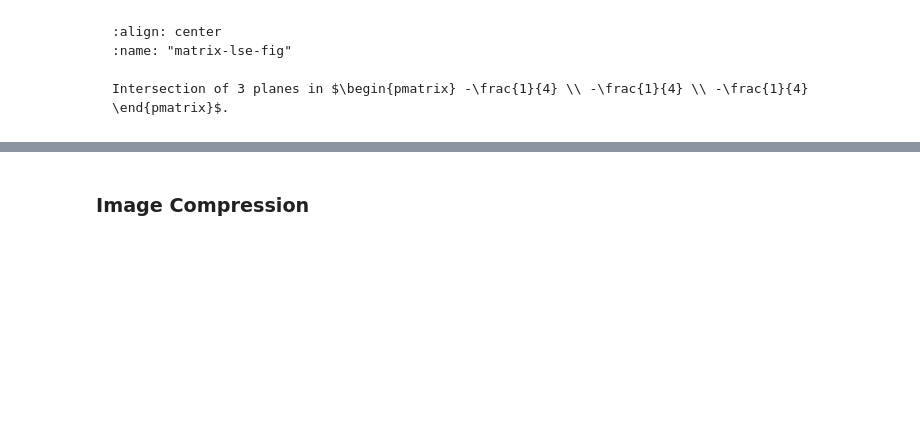
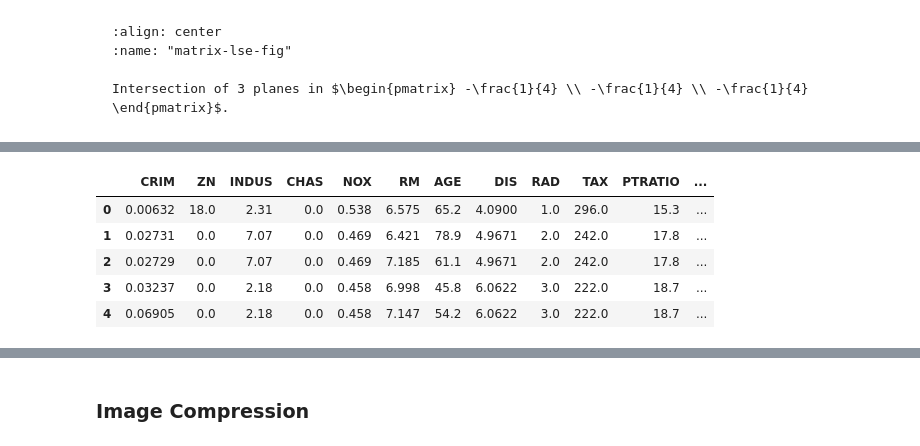
Before and after one commit to yliess86/DataDrivenScienceBook, a Jupyter notebook: data_driven_science_book/linear_algebra.ipynb, the cells around one changed output, grey strips where cells are left out. Drawn from its saved outputs; the diff is of its cells as text; code cells hidden in the pictures; blank space fills up the shorter version.

```diff
--- a/data_driven_science_book/linear_algebra.ipynb
+++ b/data_driven_science_book/linear_algebra.ipynb
@@ -2032,0 +2076,24 @@ Intersection of 3 planes in $\begin{pmatrix} -\frac{1}{4} \\ -\frac{1}{4} \\ -\f
+# %%
+from sklearn.datasets import load_boston
+from sklearn.model_selection import train_test_split
+
+import pandas as pd
+
+
+data = load_boston(return_X_y=False)
+
+A, b = data.data, data.target
+A_train, A_test, b_train, b_test = train_test_split(A, b, test_size=0.33, random_state=42)
+
+A_train = np.column_stack([A_train, np.ones(A_train.shape[0])])
+A_test = np.column_stack([A_test, np.ones(A_test.shape[0])])
+
+df = pd.DataFrame(data=A, columns=data.feature_names)
+df.head()
+# %% [output]
+|  | CRIM | ZN | INDUS | CHAS | NOX | RM | AGE | DIS | RAD | TAX | PTRATIO | ... |
+| 0 | 0.00632 | 18.0 | 2.31 | 0.0 | 0.538 | 6.575 | 65.2 | 4.0900 | 1.0 | 296.0 | 15.3 | ... |
+| 1 | 0.02731 | 0.0 | 7.07 | 0.0 | 0.469 | 6.421 | 78.9 | 4.9671 | 2.0 | 242.0 | 17.8 | ... |
+| 2 | 0.02729 | 0.0 | 7.07 | 0.0 | 0.469 | 7.185 | 61.1 | 4.9671 | 2.0 | 242.0 | 17.8 | ... |
+| 3 | 0.03237 | 0.0 | 2.18 | 0.0 | 0.458 | 6.998 | 45.8 | 6.0622 | 3.0 | 222.0 | 18.7 | ... |
+| 4 | 0.06905 | 0.0 | 2.18 | 0.0 | 0.458 | 7.147 | 54.2 | 6.0622 | 3.0 | 222.0 | 18.7 | ... |
```
Also changed, not shown: parts of 12 cells of this notebook.
